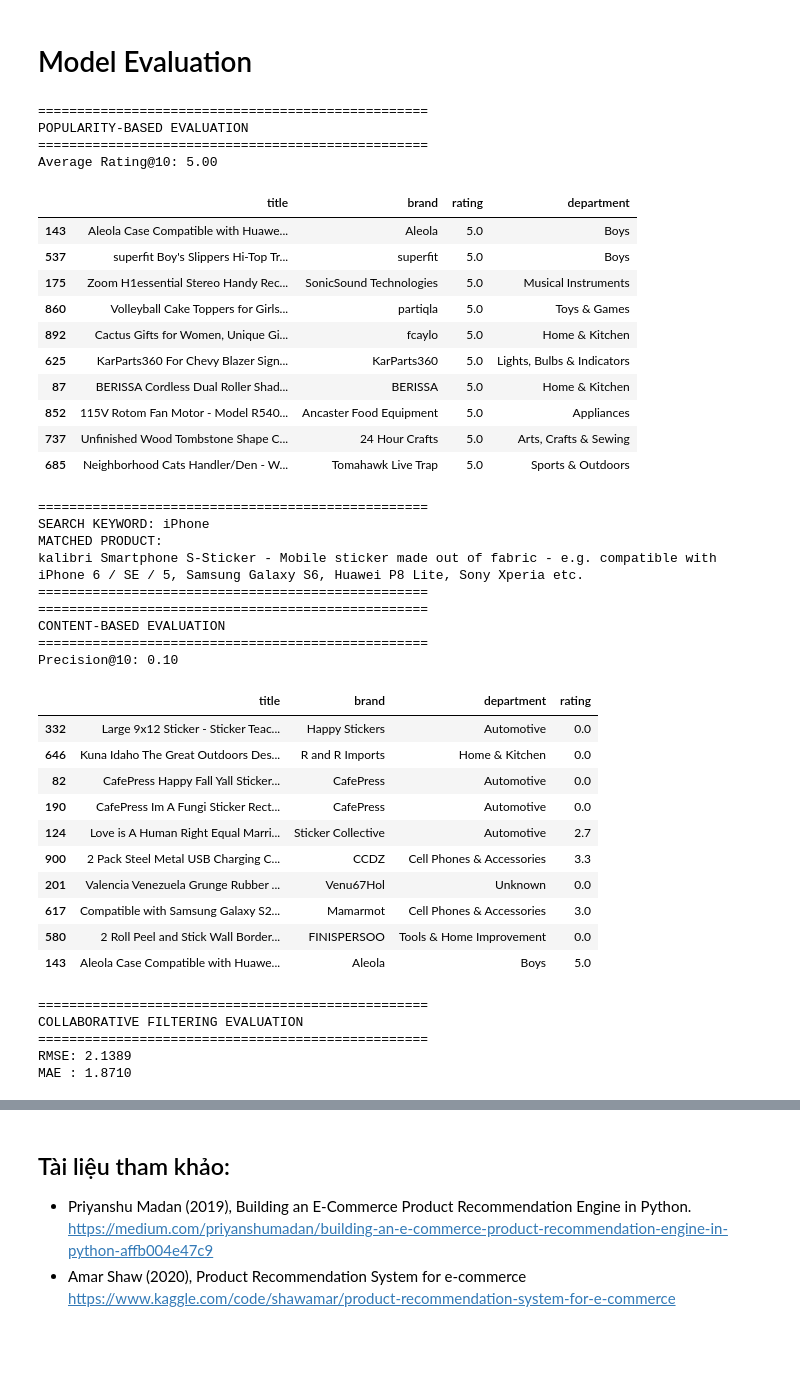
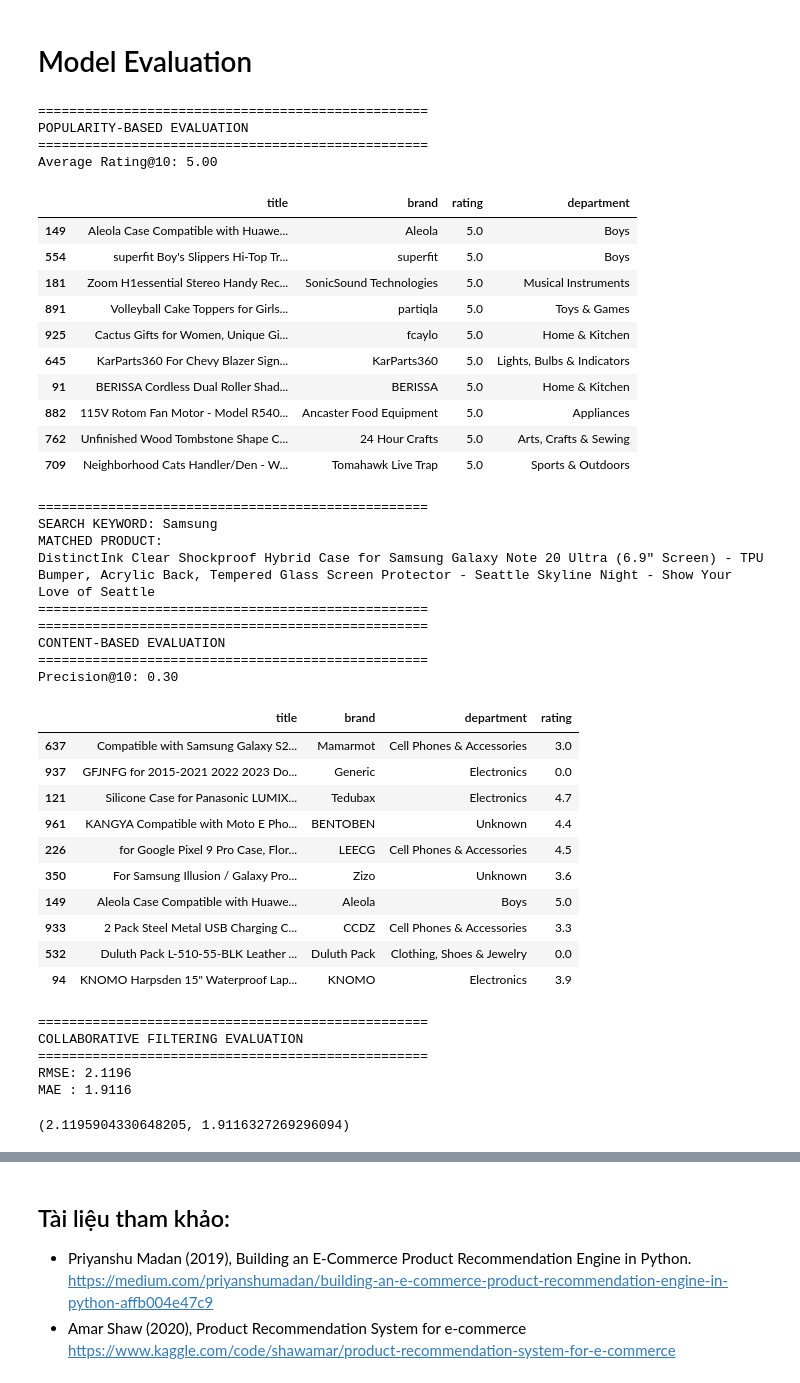
Before and after one commit to Thuquynh31/ecommerce-recommendation-system, a Jupyter notebook: notebooks/ecommerce_recommendation.ipynb, the cells around one changed output, grey strips where cells are left out. Drawn from its saved outputs; the diff is of its cells as text; code cells hidden in the pictures; blank space fills up the shorter version.

```diff
--- a/notebooks/ecommerce_recommendation.ipynb
+++ b/notebooks/ecommerce_recommendation.ipynb
@@ -111,7 +119,7 @@ Sử dụng dữ liệu đã công khai trên Amazon vào năm 2020.
 # %% [markdown]
 https://brightdata.com/cp/datasets/browse/gd_l7q7dkf244hwjntr0?id=hl_67a497d9&tab=sam
 # %%
-df = pd.read_csv("Amazon_products.csv",encoding='ISO-8859-1')
+df = pd.read_csv("../data/amazon_products.csv",encoding='ISO-8859-1')
 # %% [markdown]
 ## 🧾 Giải nghĩa các thuộc tính trong dataset
 
@@ -684,48 +714,48 @@ POPULARITY-BASED EVALUATION
 ==================================================
 Average Rating@10: 5.00
 |  | title | brand | rating | department |
-| 143 | Aleola Case Compatible with Huawe... | Aleola | 5.0 | Boys |
-| 537 | superfit Boy's Slippers Hi-Top Tr... | superfit | 5.0 | Boys |
-| 175 | Zoom H1essential Stereo Handy Rec... | SonicSound Technologies | 5.0 | Musical Instruments |
-| 860 | Volleyball Cake Toppers for Girls... | partiqla | 5.0 | Toys & Games |
-| 892 | Cactus Gifts for Women, Unique Gi... | fcaylo | 5.0 | Home & Kitchen |
-| 625 | KarParts360 For Chevy Blazer Sign... | KarParts360 | 5.0 | Lights, Bulbs & Indicators |
-| 87 | BERISSA Cordless Dual Roller Shad... | BERISSA | 5.0 | Home & Kitchen |
-| 852 | 115V Rotom Fan Motor - Model R540... | Ancaster Food Equipment | 5.0 | Appliances |
-| 737 | Unfinished Wood Tombstone Shape C... | 24 Hour Crafts | 5.0 | Arts, Crafts & Sewing |
-| 685 | Neighborhood Cats Handler/Den - W... | Tomahawk Live Trap | 5.0 | Sports & Outdoors |
+| 149 | Aleola Case Compatible with Huawe... | Aleola | 5.0 | Boys |
+| 554 | superfit Boy's Slippers Hi-Top Tr... | superfit | 5.0 | Boys |
+| 181 | Zoom H1essential Stereo Handy Rec... | SonicSound Technologies | 5.0 | Musical Instruments |
+| 891 | Volleyball Cake Toppers for Girls... | partiqla | 5.0 | Toys & Games |
+| 925 | Cactus Gifts for Women, Unique Gi... | fcaylo | 5.0 | Home & Kitchen |
+| 645 | KarParts360 For Chevy Blazer Sign... | KarParts360 | 5.0 | Lights, Bulbs & Indicators |
+| 91 | BERISSA Cordless Dual Roller Shad... | BERISSA | 5.0 | Home & Kitchen |
+| 882 | 115V Rotom Fan Motor - Model R540... | Ancaster Food Equipment | 5.0 | Appliances |
+| 762 | Unfinished Wood Tombstone Shape C... | 24 Hour Crafts | 5.0 | Arts, Crafts & Sewing |
+| 709 | Neighborhood Cats Handler/Den - W... | Tomahawk Live Trap | 5.0 | Sports & Outdoors |
 # %%
 # ==============================
 # CONTENT-BASED EVALUATION
 # ==============================
 
 precision_at_k(
-    keyword="iPhone",
+    keyword="Samsung",
     df=df,
     cosine_sim=cosine_sim,
     k=10
 )
 # %% [output]
 ==================================================
-SEARCH KEYWORD: iPhone
+SEARCH KEYWORD: Samsung
 MATCHED PRODUCT:
-kalibri Smartphone S-Sticker - Mobile sticker made out of fabric - e.g. compatible with iPhone 6 / SE / 5, Samsung Galaxy S6, Huawei P8 Lite, Sony Xperia etc.
+DistinctInk Clear Shockproof Hybrid Case for Samsung Galaxy Note 20 Ultra (6.9" Screen) - TPU Bumper, Acrylic Back, Tempered Glass Screen Protector - Seattle Skyline Night - Show Your Love of Seattle
 ==================================================
 ==================================================
 CONTENT-BASED EVALUATION
 ==================================================
-Precision@10: 0.10
+Precision@10: 0.30
 |  | title | brand | department | rating |
-| 332 | Large 9x12 Sticker - Sticker Teac... | Happy Stickers | Automotive | 0.0 |
-| 646 | Kuna Idaho The Great Outdoors Des... | R and R Imports | Home & Kitchen | 0.0 |
-| 82 | CafePress Happy Fall Yall Sticker... | CafePress | Automotive | 0.0 |
-| 190 | CafePress Im A Fungi Sticker Rect... | CafePress | Automotive | 0.0 |
-| 124 | Love is A Human Right Equal Marri... | Sticker Collective | Automotive | 2.7 |
-| 900 | 2 Pack Steel Metal USB Charging C... | CCDZ | Cell Phones & Accessories | 3.3 |
-| 201 | Valencia Venezuela Grunge Rubber ... | Venu67Hol | Unknown | 0.0 |
-| 617 | Compatible with Samsung Galaxy S2... | Mamarmot | Cell Phones & Accessories | 3.0 |
-| 580 | 2 Roll Peel and Stick Wall Border... | FINISPERSOO | Tools & Home Improvement | 0.0 |
-| 143 | Aleola Case Compatible with Huawe... | Aleola | Boys | 5.0 |
+| 637 | Compatible with Samsung Galaxy S2... | Mamarmot | Cell Phones & Accessories | 3.0 |
+| 937 | GFJNFG for 2015-2021 2022 2023 Do... | Generic | Electronics | 0.0 |
+| 121 | Silicone Case for Panasonic LUMIX... | Tedubax | Electronics | 4.7 |
+| 961 | KANGYA Compatible with Moto E Pho... | BENTOBEN | Unknown | 4.4 |
+| 226 | for Google Pixel 9 Pro Case, Flor... | LEECG | Cell Phones & Accessories | 4.5 |
+| 350 | For Samsung Illusion / Galaxy Pro... | Zizo | Unknown | 3.6 |
+| 149 | Aleola Case Compatible with Huawe... | Aleola | Boys | 5.0 |
+| 933 | 2 Pack Steel Metal USB Charging C... | CCDZ | Cell Phones & Accessories | 3.3 |
+| 532 | Duluth Pack L-510-55-BLK Leather ... | Duluth Pack | Clothing, Shoes & Jewelry | 0.0 |
+| 94 | KNOMO Harpsden 15" Waterproof Lap... | KNOMO | Electronics | 3.9 |
 # %%
 # ==============================
 # COLLABORATIVE FILTERING
@@ -739,8 +769,9 @@ evaluate_collaborative(
 ==================================================
 COLLABORATIVE FILTERING EVALUATION
 ==================================================
-RMSE: 2.1389
-MAE : 1.8710
+RMSE: 2.1196
+MAE : 1.9116
+(2.1195904330648205, 1.9116327269296094)
 # %% [markdown]
 ## Model Evaluation Summary
 
```
Also changed, not shown: parts of 41 cells of this notebook, 11 other files.
